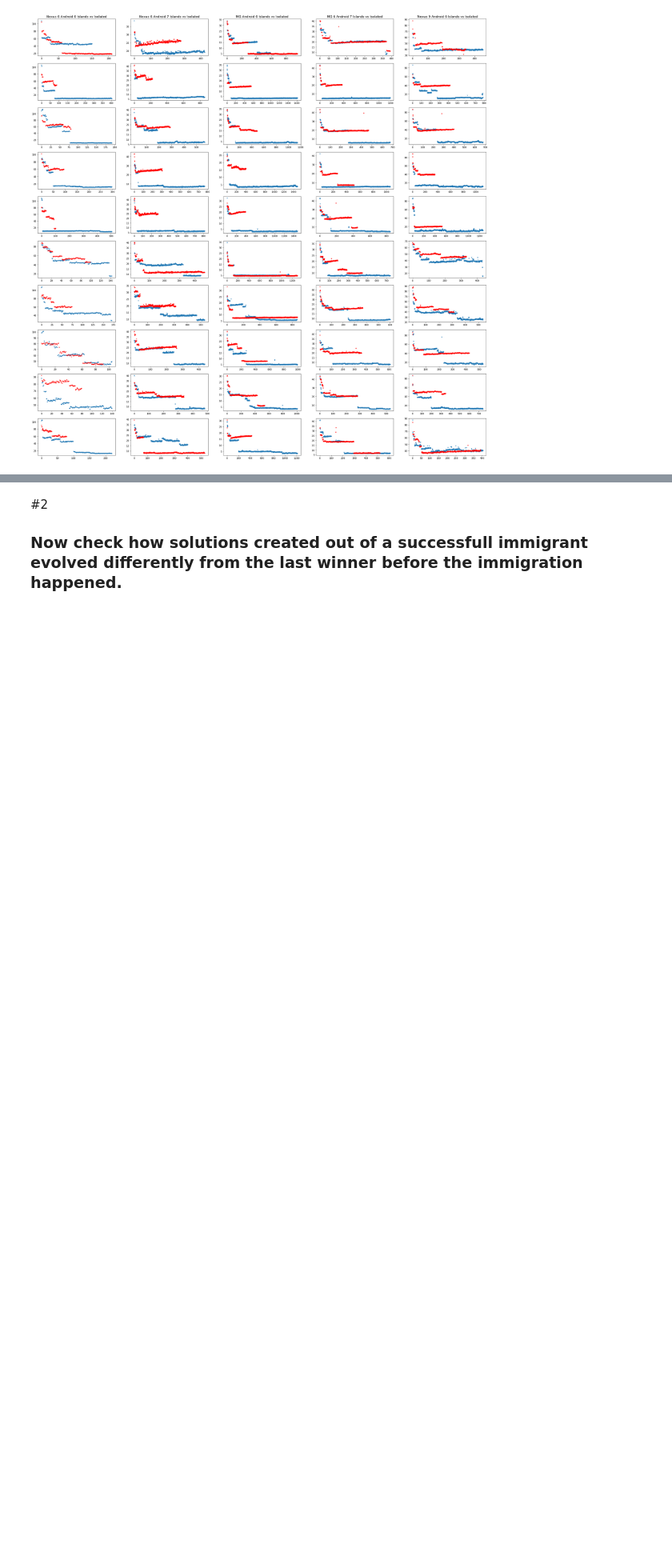
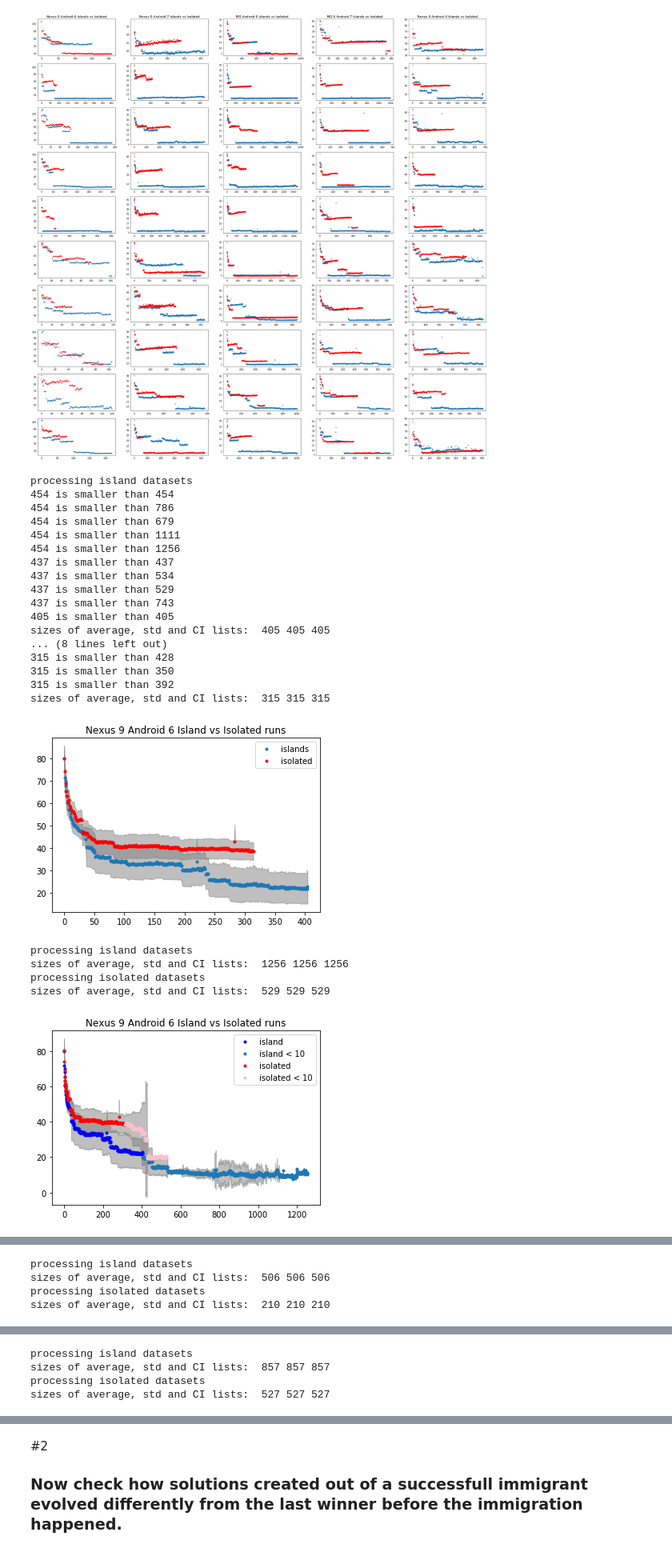
Before and after one commit to mahmoud-bokhari/distributed_GI, a Jupyter notebook: analysis.ipynb, the cells around one changed output, grey strips where cells are left out. Shown at 80% size. Cells and saved outputs as stored; diff of their text form; code cells hidden in the pictures; blank space fills up the shorter version.

```diff
--- a/analysis.ipynb
+++ b/analysis.ipynb
@@ -282,0 +354,39 @@ def plot_confidence_interval(device_island_joules, device_isolated_joules, title
+# %%
+device_island_joules_mean, device_island_joules_std, device_island_joules_ci = plot_confidence_interval(N9A6_island_winners, N9A6_isolated_winners, 'Nexus 9 Android 6')
+device_island_joules_mean2, device_island_joules_std2, device_island_joules_ci2 = plot_confidence_interval2(N9A6_island_winners, N9A6_isolated_winners, 'Nexus 9 Android 6')
+
+device_island_joules_mean, device_island_joules_std, device_island_joules_ci = plot_confidence_interval(N6A6_island_winners, N6A6_isolated_winners, 'Nexus 6 Android 6')
+device_island_joules_mean2, device_island_joules_std2, device_island_joules_ci2 = plot_confidence_interval2(N6A6_island_winners, N6A6_isolated_winners, 'Nexus 6 Android 6')
+
+device_island_joules_mean, device_island_joules_std, device_island_joules_ci = plot_confidence_interval(N6A7_island_winners, N6A7_isolated_winners, 'Nexus 6 Android 7')
+device_island_joules_mean2, device_island_joules_std2, device_island_joules_ci2 = plot_confidence_interval2(N6A7_island_winners, N6A7_isolated_winners, 'Nexus 6 Android 7')
+
+device_island_joules_mean, device_island_joules_std, device_island_joules_ci = plot_confidence_interval(MGA6_island_winners, MGA6_isolated_winners, 'MG Android 6')
+device_island_joules_mean2, device_island_joules_std2, device_island_joules_ci2 = plot_confidence_interval2(MGA6_island_winners, MGA6_isolated_winners, 'MG Android 6')
+
+device_island_joules_mean, device_island_joules_std, device_island_joules_ci = plot_confidence_interval(MGA7_island_winners, MGA7_isolated_winners, 'MG Android 7')
+device_island_joules_mean2, device_island_joules_std2, device_island_joules_ci2 = plot_confidence_interval2(MGA7_island_winners, MGA7_isolated_winners, 'MG Android 7')
+# %% [output]
+processing island datasets
+454 is smaller than 454
+454 is smaller than 786
+454 is smaller than 679
+454 is smaller than 1111
+454 is smaller than 1256
+437 is smaller than 437
+437 is smaller than 534
+437 is smaller than 529
+437 is smaller than 743
+405 is smaller than 405
+sizes of average, std and CI lists:  405 405 405
+... (8 lines left out)
+315 is smaller than 428
+315 is smaller than 350
+315 is smaller than 392
+sizes of average, std and CI lists:  315 315 315
+[figure, added]
+processing island datasets
+sizes of average, std and CI lists:  1256 1256 1256
+processing isolated datasets
+sizes of average, std and CI lists:  529 529 529
+[figure, added]
@@ -282,0 +411,4 @@ def plot_confidence_interval(device_island_joules, device_isolated_joules, title
+processing island datasets
+sizes of average, std and CI lists:  506 506 506
+processing isolated datasets
+sizes of average, std and CI lists:  210 210 210
@@ -282,0 +434,4 @@ def plot_confidence_interval(device_island_joules, device_isolated_joules, title
+processing island datasets
+sizes of average, std and CI lists:  857 857 857
+processing isolated datasets
+sizes of average, std and CI lists:  527 527 527
```
Also changed, not shown: parts of 7 cells of this notebook.
